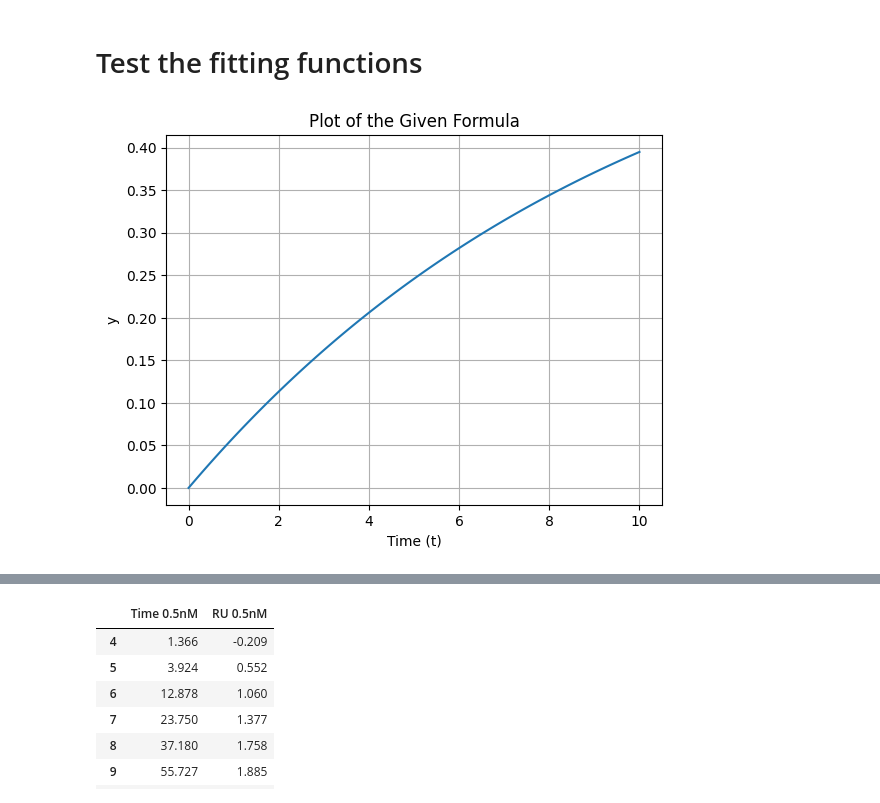
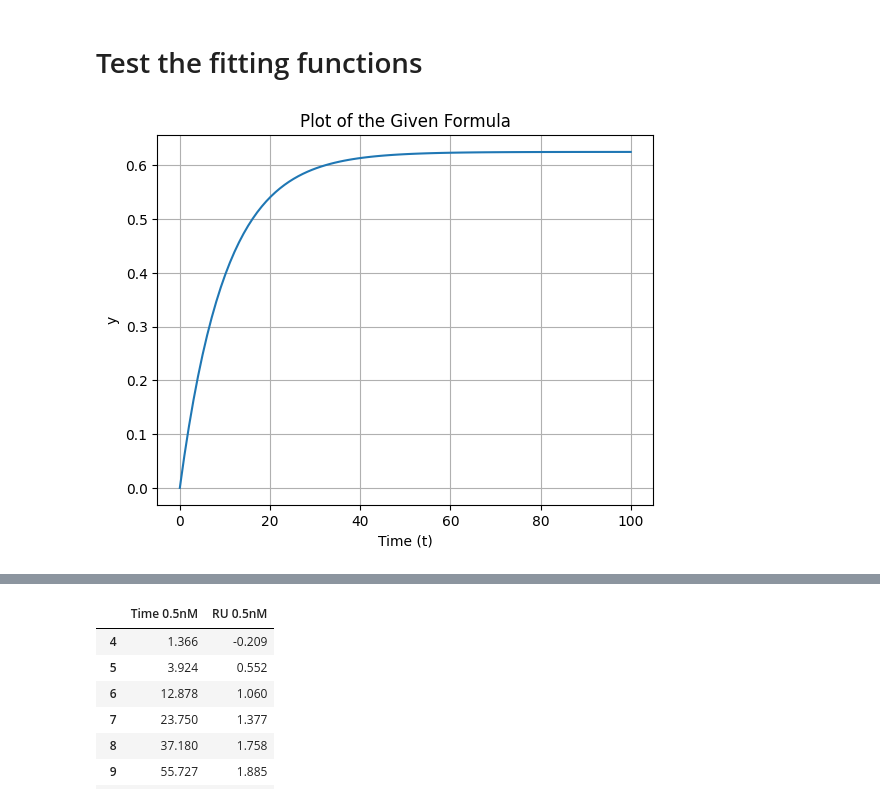
Before and after one commit to Ara101/Data_extraction_kinetic_signaling_data, a Jupyter notebook: code/python/rate_kinetics_0.ipynb, the cells around one changed output, grey strips where cells are left out. Cells and saved outputs as stored; diff of their text form; code cells hidden in the pictures.

```diff
--- a/code/python/rate_kinetics_0.ipynb
+++ b/code/python/rate_kinetics_0.ipynb
@@ -269,27 +273,27 @@ def fit_data(data, time, resposne, assumption = "response to steady state", y_fi
 # %%
 #Example association
 
 # Define the parameters
 y_final = 1.0
 C = 0.5
 k_d = 0.3
 k_on = 0.1
 k_off = 0.05
-t = np.linspace(0, 10, 100)
+t = np.linspace(0, 100, 100)
 
 
 # Calculate the expression
 y = (y_final * C / (k_d + C)) * (1 - 1 / np.exp((k_on * C + k_off) * t))
 
 # Plot the results
 plt.plot(t, y)
 plt.xlabel('Time (t)')
 plt.ylabel('y')
 plt.title('Plot of the Given Formula')
 plt.grid(True)
 plt.show()
 # %% [output]
-[figure, old version]
+[figure, new version]
 # %%
 # Testing first half of the data with association equation
 
```
Also changed, not shown: parts of 14 cells of this notebook, 4 other files.
